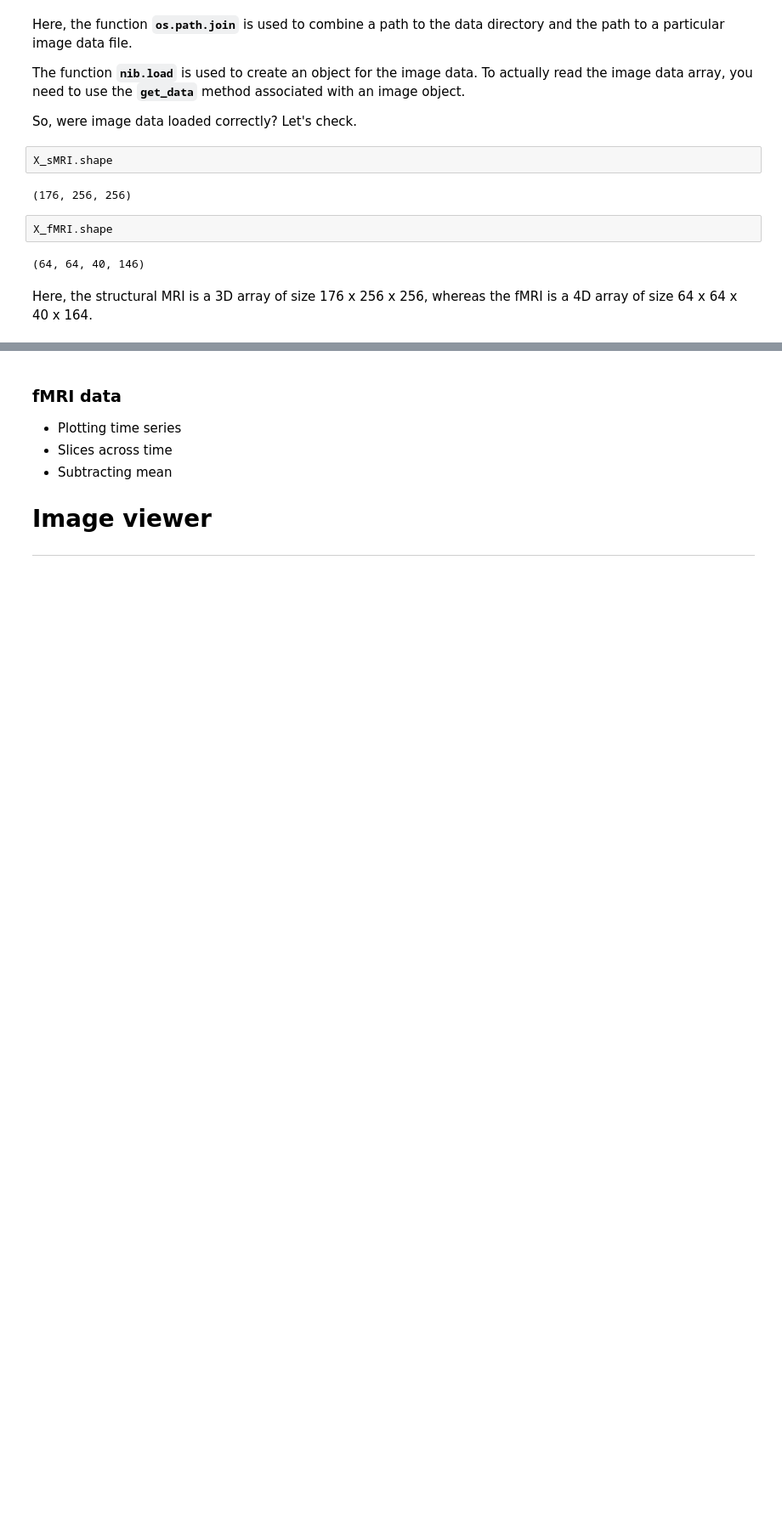
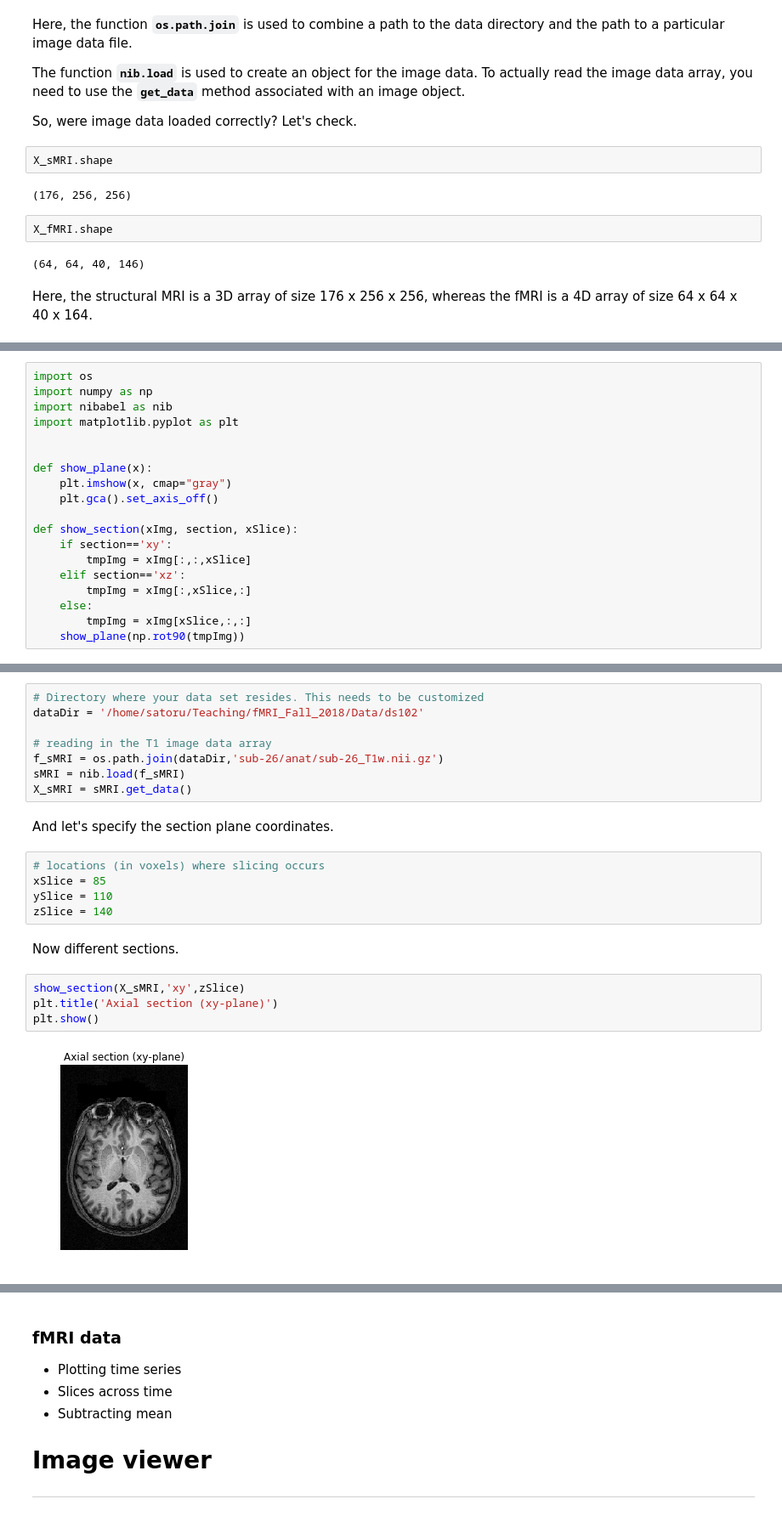
Before and after one commit to sathayas/JupyterfMRIFall2018, a Jupyter notebook: NumPy.ipynb, the cells around one changed output, grey strips where cells are left out. Shown: that part at 85% size. Saved outputs shown, nothing was run; the diff lists cells and outputs as text; blank space fills up the shorter version.

Commit message:
T1 sections are shown

```diff
--- a/NumPy.ipynb
+++ b/NumPy.ipynb
@@ -523,0 +526,19 @@ Here, the structural MRI is a 3D array of size 176 x 256 x 256, whereas the fMRI
+# %%
+import os
+import numpy as np
+import nibabel as nib
+import matplotlib.pyplot as plt
+
+
+def show_plane(x):
+    plt.imshow(x, cmap="gray")
+    plt.gca().set_axis_off()
+
+def show_section(xImg, section, xSlice):
+    if section=='xy':
+        tmpImg = xImg[:,:,xSlice]
+    elif section=='xz':
+        tmpImg = xImg[:,xSlice,:]
+    else:
+        tmpImg = xImg[xSlice,:,:]
+    show_plane(np.rot90(tmpImg))
@@ -523,0 +553,23 @@ Here, the structural MRI is a 3D array of size 176 x 256 x 256, whereas the fMRI
+# %%
+# Directory where your data set resides. This needs to be customized
+dataDir = '/home/satoru/Teaching/fMRI_Fall_2018/Data/ds102'
+
+# reading in the T1 image data array
+f_sMRI = os.path.join(dataDir,'sub-26/anat/sub-26_T1w.nii.gz')
+sMRI = nib.load(f_sMRI)
+X_sMRI = sMRI.get_data()
+# %% [markdown]
+And let's specify the section plane coordinates.
+# %%
+# locations (in voxels) where slicing occurs
+xSlice = 85
+ySlice = 110
+zSlice = 140
+# %% [markdown]
+Now different sections.
+# %%
+show_section(X_sMRI,'xy',zSlice)
+plt.title('Axial section (xy-plane)')
+plt.show()
+# %% [output]
+[figure, added]
```
Also changed, not shown: parts of 8 cells of this notebook.
